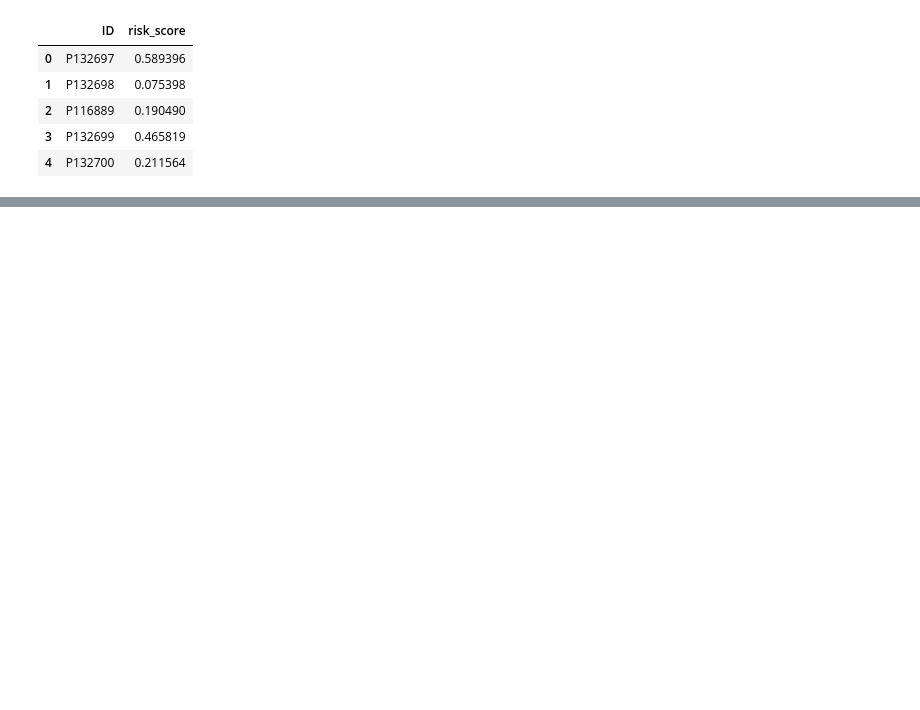
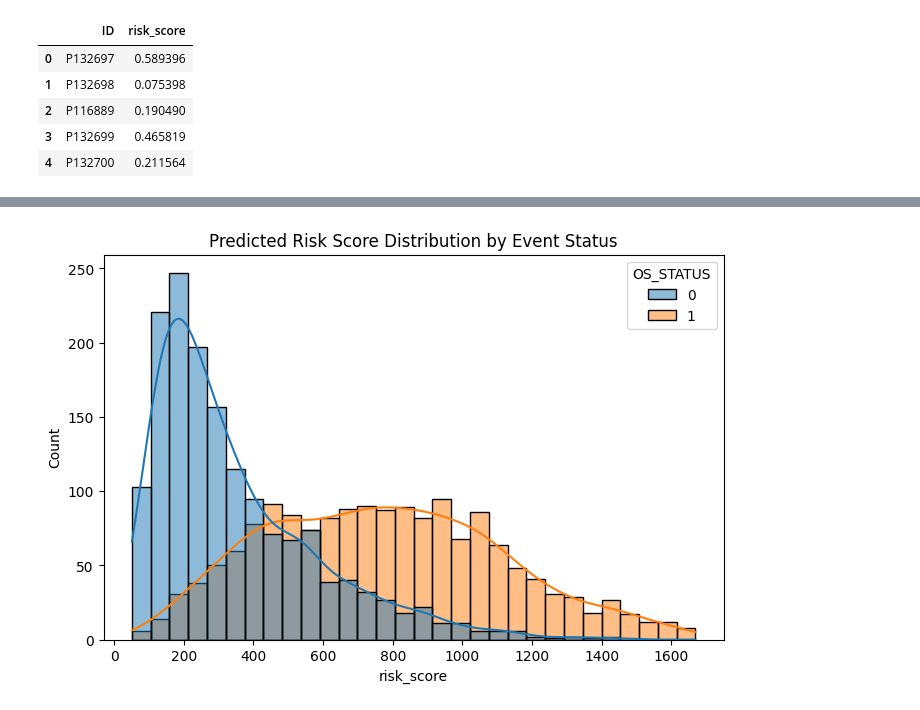
Before and after one commit to od121212/Leukemia-Survival-Rate, a Jupyter notebook: Sandbox.ipynb, the cells around one changed output, grey strips where cells are left out. Cells and saved outputs as stored; diff of their text form; code cells hidden in the pictures; blank space fills up the shorter version.

```diff
--- a/Sandbox.ipynb
+++ b/Sandbox.ipynb
@@ -307,5 +291,0 @@ plt.show()
-# %%
-Xt = pipeline[:-1].fit_transform(X, y_surv)
-
-print("Original features:", X.shape[1])
-print("After preprocessing:", Xt.shape[1])
@@ -707,0 +326,15 @@ ValueError: no field of name event
+# %%
+import seaborn as sns
+import pandas as pd
+
+risk_df = pd.DataFrame({
+    "risk_score": risk_scores,
+    "OS_STATUS": y_surv["OS_STATUS"].astype(int)
+})
+
+plt.figure(figsize=(8,5))
+sns.histplot(risk_df, x="risk_score", hue="OS_STATUS", bins=30, kde=True)
+plt.title("Predicted Risk Score Distribution by Event Status")
+plt.show()
+# %% [output]
+[figure, added]
```
Also changed, not shown: parts of 10 cells of this notebook.
